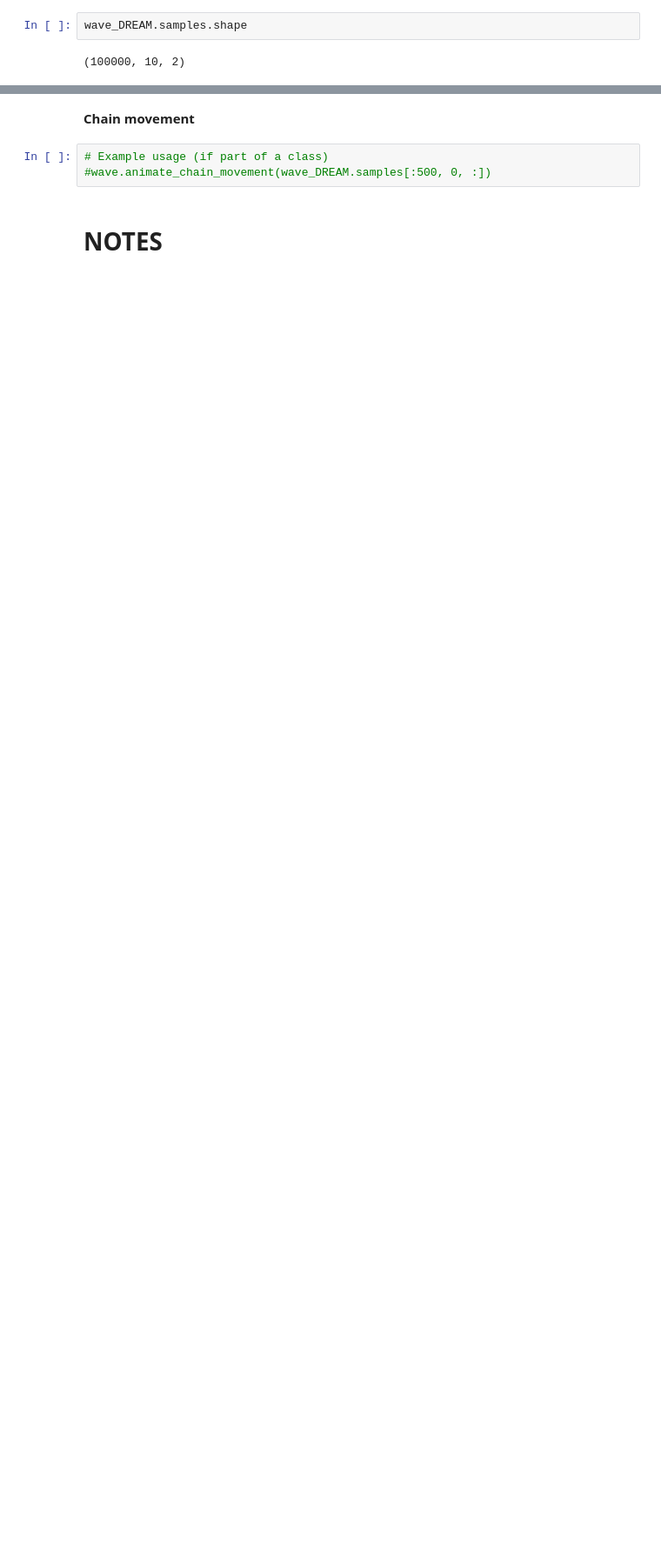
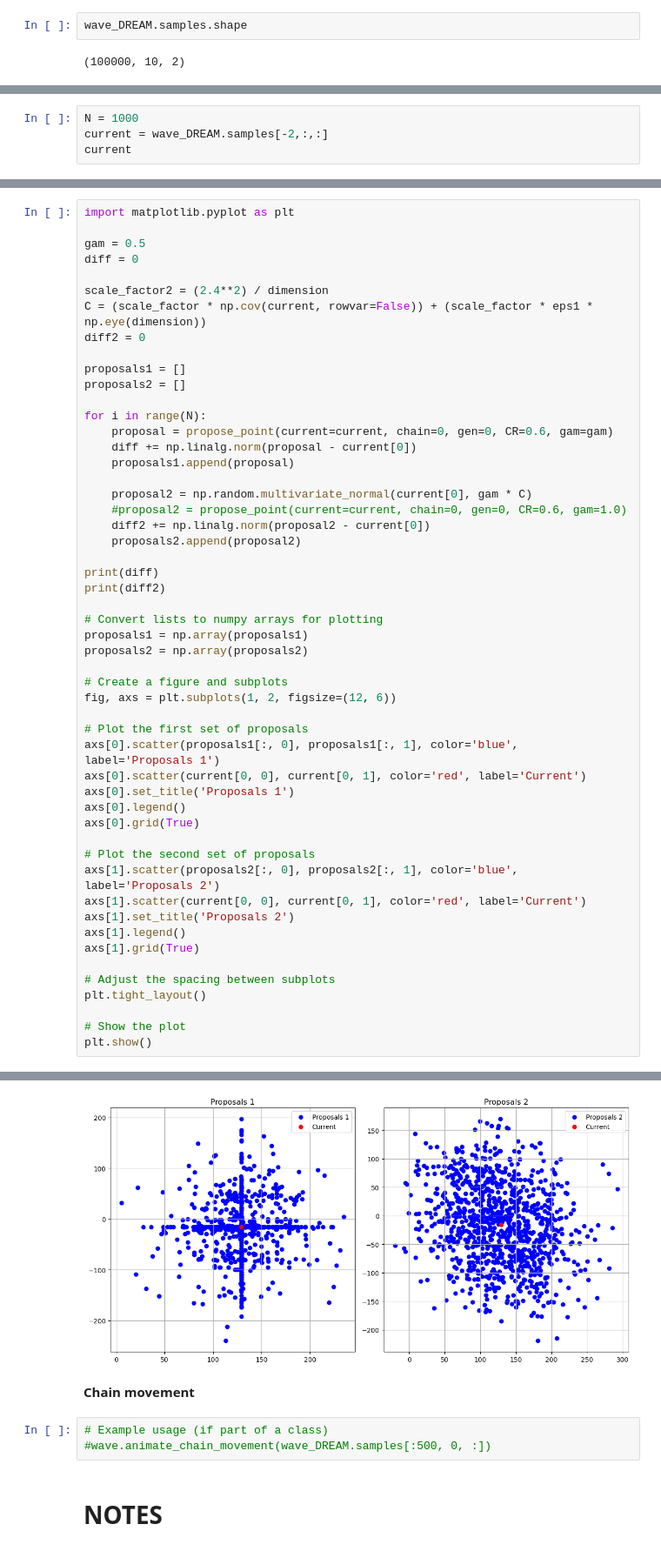
Before and after one commit to val0448/BC, a Jupyter notebook: benchmarks.ipynb, the cells around one changed output, grey strips where cells are left out. Shown at 87% size. Drawn from its saved outputs; the diff is of its cells as text; blank space fills up the shorter version.

Commit message:
updated DREAM

```diff
--- a/benchmarks.ipynb
+++ b/benchmarks.ipynb
@@ -529,0 +575,4 @@ wave_DREAM.samples.shape
+# %%
+N = 1000
+current = wave_DREAM.samples[-2,:,:]
+current
@@ -529,0 +590,53 @@ wave_DREAM.samples.shape
+# %%
+import matplotlib.pyplot as plt
+
+gam = 0.5
+diff = 0
+
+scale_factor2 = (2.4**2) / dimension
+C = (scale_factor * np.cov(current, rowvar=False)) + (scale_factor * eps1 * np.eye(dimension))
+diff2 = 0
+
+proposals1 = []
+proposals2 = []
+
+for i in range(N):
+    proposal = propose_point(current=current, chain=0, gen=0, CR=0.6, gam=gam)
+    diff += np.linalg.norm(proposal - current[0])
+    proposals1.append(proposal)
+
+    proposal2 = np.random.multivariate_normal(current[0], gam * C)
+    #proposal2 = propose_point(current=current, chain=0, gen=0, CR=0.6, gam=1.0)
+    diff2 += np.linalg.norm(proposal2 - current[0])
+    proposals2.append(proposal2)
+
+print(diff)
+print(diff2)
+
+# Convert lists to numpy arrays for plotting
+proposals1 = np.array(proposals1)
+proposals2 = np.array(proposals2)
+
+# Create a figure and subplots
+fig, axs = plt.subplots(1, 2, figsize=(12, 6))
+
+# Plot the first set of proposals
+axs[0].scatter(proposals1[:, 0], proposals1[:, 1], color='blue', label='Proposals 1')
+axs[0].scatter(current[0, 0], current[0, 1], color='red', label='Current')
+axs[0].set_title('Proposals 1')
+axs[0].legend()
+axs[0].grid(True)
+
+# Plot the second set of proposals
+axs[1].scatter(proposals2[:, 0], proposals2[:, 1], color='blue', label='Proposals 2')
+axs[1].scatter(current[0, 0], current[0, 1], color='red', label='Current')
+axs[1].set_title('Proposals 2')
+axs[1].legend()
+axs[1].grid(True)
+
+# Adjust the spacing between subplots
+plt.tight_layout()
+
+# Show the plot
+plt.show()
+# %% [output]
@@ -530,3 +645,4 @@ wave_DREAM.samples.shape
+[figure, added]
 # %% [markdown]
 **Chain movement**
 # %%
```
Also changed, not shown: parts of 29 cells of this notebook, 1 other file.
